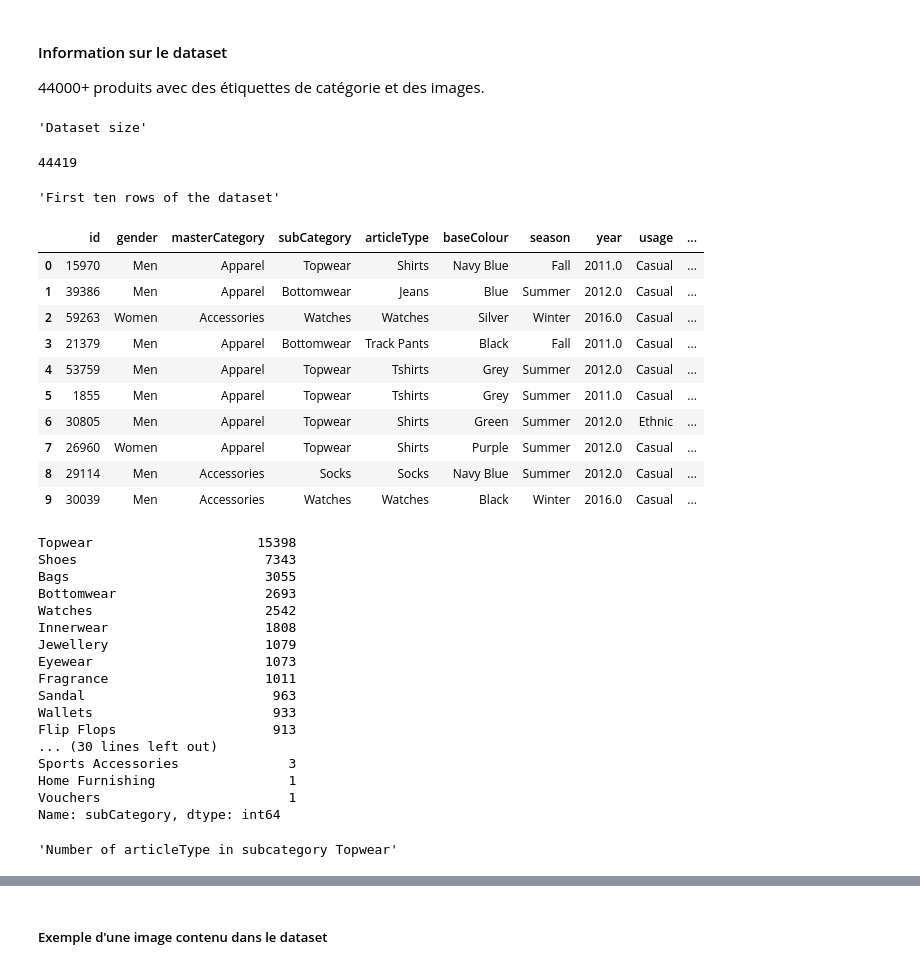
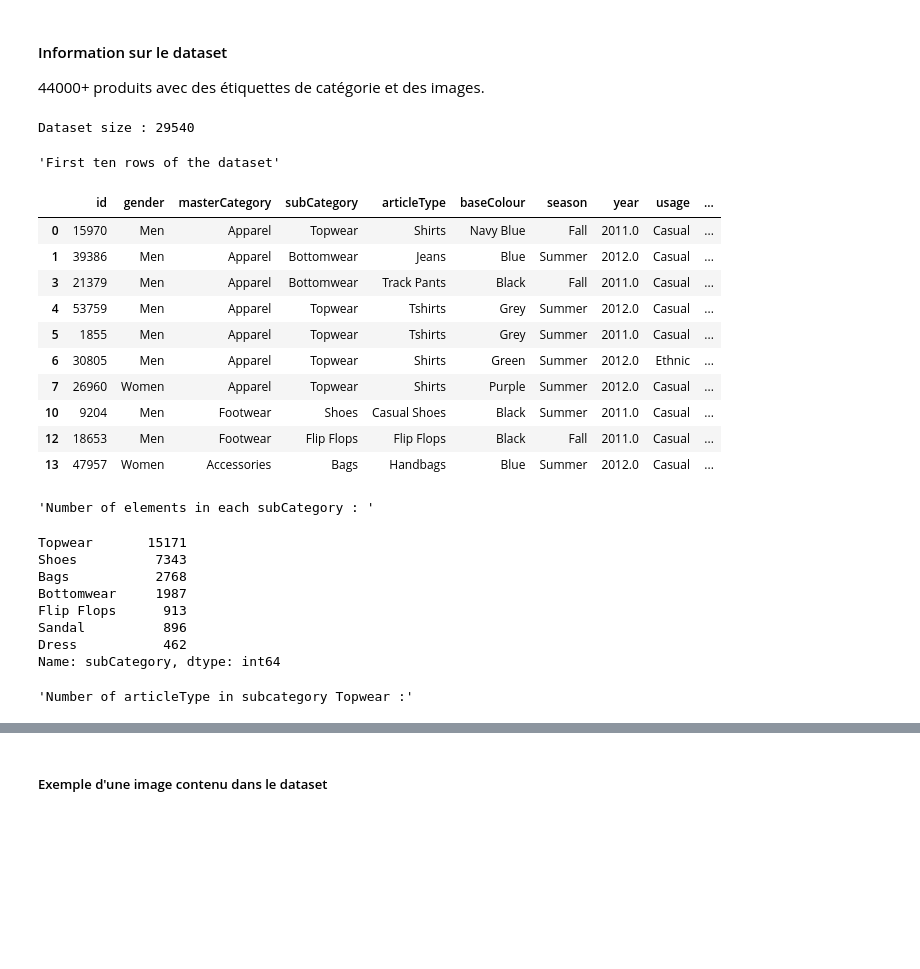
Before and after one commit to KontainPluton/TPs_Artificial_Neural_Network, a Jupyter notebook: Projet/Projet_Fashion.ipynb, the cells around one changed output, grey strips where cells are left out. Saved outputs shown, nothing was run; the diff lists cells and outputs as text; code cells hidden in the pictures; blank space fills up the shorter version.

```diff
--- a/Projet/Projet_Fashion.ipynb
+++ b/Projet/Projet_Fashion.ipynb
@@ -54,44 +56,35 @@ df = df.drop(row_to_drop)
 # %%
 ## Dataset visualization
 
 # Show dataset size
-display("Dataset size", df.shape[0])
+print("Dataset size : {}".format(df.shape[0]))
 # Show the first ten rows of the dataset
 display("First ten rows of the dataset", df.head(10))
 # Show number of subcategory
-display(df.subCategory.value_counts())
+display("Number of elements in each subCategory : ",(df.subCategory.value_counts()))
 # Show number of articleType in subcategory Topwear
-display("Number of articleType in subcategory Topwear", df[df.subCategory == "Topwear"].articleType.value_counts())
+display("Number of articleType in subcategory Topwear :", df[df.subCategory == "Topwear"].articleType.value_counts())
 # %% [output]
-'Dataset size'
+Dataset size : 29540
-44419
+'First ten rows of the dataset'
+|  | id | gender | masterCategory | subCategory | articleType | baseColour | season | year | usage | ... |
+| 0 | 15970 | Men | Apparel | Topwear | Shirts | Navy Blue | Fall | 2011.0 | Casual | ... |
+| 1 | 39386 | Men | Apparel | Bottomwear | Jeans | Blue | Summer | 2012.0 | Casual | ... |
+| 3 | 21379 | Men | Apparel | Bottomwear | Track Pants | Black | Fall | 2011.0 | Casual | ... |
+| 4 | 53759 | Men | Apparel | Topwear | Tshirts | Grey | Summer | 2012.0 | Casual | ... |
+| 5 | 1855 | Men | Apparel | Topwear | Tshirts | Grey | Summer | 2011.0 | Casual | ... |
+| 6 | 30805 | Men | Apparel | Topwear | Shirts | Green | Summer | 2012.0 | Ethnic | ... |
+| 7 | 26960 | Women | Apparel | Topwear | Shirts | Purple | Summer | 2012.0 | Casual | ... |
+| 10 | 9204 | Men | Footwear | Shoes | Casual Shoes | Black | Summer | 2011.0 | Casual | ... |
+| 12 | 18653 | Men | Footwear | Flip Flops | Flip Flops | Black | Fall | 2011.0 | Casual | ... |
+| 13 | 47957 | Women | Accessories | Bags | Handbags | Blue | Summer | 2012.0 | Casual | ... |
-'First ten rows of the dataset'
+'Number of elements in each subCategory : '
-|  | id | gender | masterCategory | subCategory | articleType | baseColour | season | year | usage | ... |
-| 0 | 15970 | Men | Apparel | Topwear | Shirts | Navy Blue | Fall | 2011.0 | Casual | ... |
-| 1 | 39386 | Men | Apparel | Bottomwear | Jeans | Blue | Summer | 2012.0 | Casual | ... |
-| 2 | 59263 | Women | Accessories | Watches | Watches | Silver | Winter | 2016.0 | Casual | ... |
-| 3 | 21379 | Men | Apparel | Bottomwear | Track Pants | Black | Fall | 2011.0 | Casual | ... |
-| 4 | 53759 | Men | Apparel | Topwear | Tshirts | Grey | Summer | 2012.0 | Casual | ... |
-| 5 | 1855 | Men | Apparel | Topwear | Tshirts | Grey | Summer | 2011.0 | Casual | ... |
-| 6 | 30805 | Men | Apparel | Topwear | Shirts | Green | Summer | 2012.0 | Ethnic | ... |
-| 7 | 26960 | Women | Apparel | Topwear | Shirts | Purple | Summer | 2012.0 | Casual | ... |
-| 8 | 29114 | Men | Accessories | Socks | Socks | Navy Blue | Summer | 2012.0 | Casual | ... |
-| 9 | 30039 | Men | Accessories | Watches | Watches | Black | Winter | 2016.0 | Casual | ... |
-Topwear                     15398
-Shoes                        7343
-Bags                         3055
-Bottomwear                   2693
-Watches                      2542
-Innerwear                    1808
-Jewellery                    1079
-Eyewear                      1073
-Fragrance                    1011
-Sandal                        963
-Wallets                       933
-Flip Flops                    913
-... (30 lines left out)
-Sports Accessories              3
-Home Furnishing                 1
-Vouchers                        1
+Topwear       15171
+Shoes          7343
+Bags           2768
+Bottomwear     1987
+Flip Flops      913
+Sandal          896
+Dress           462
 Name: subCategory, dtype: int64
-'Number of articleType in subcategory Topwear'
+'Number of articleType in subcategory Topwear :'
```
Also changed, not shown: parts of 17 cells of this notebook.
